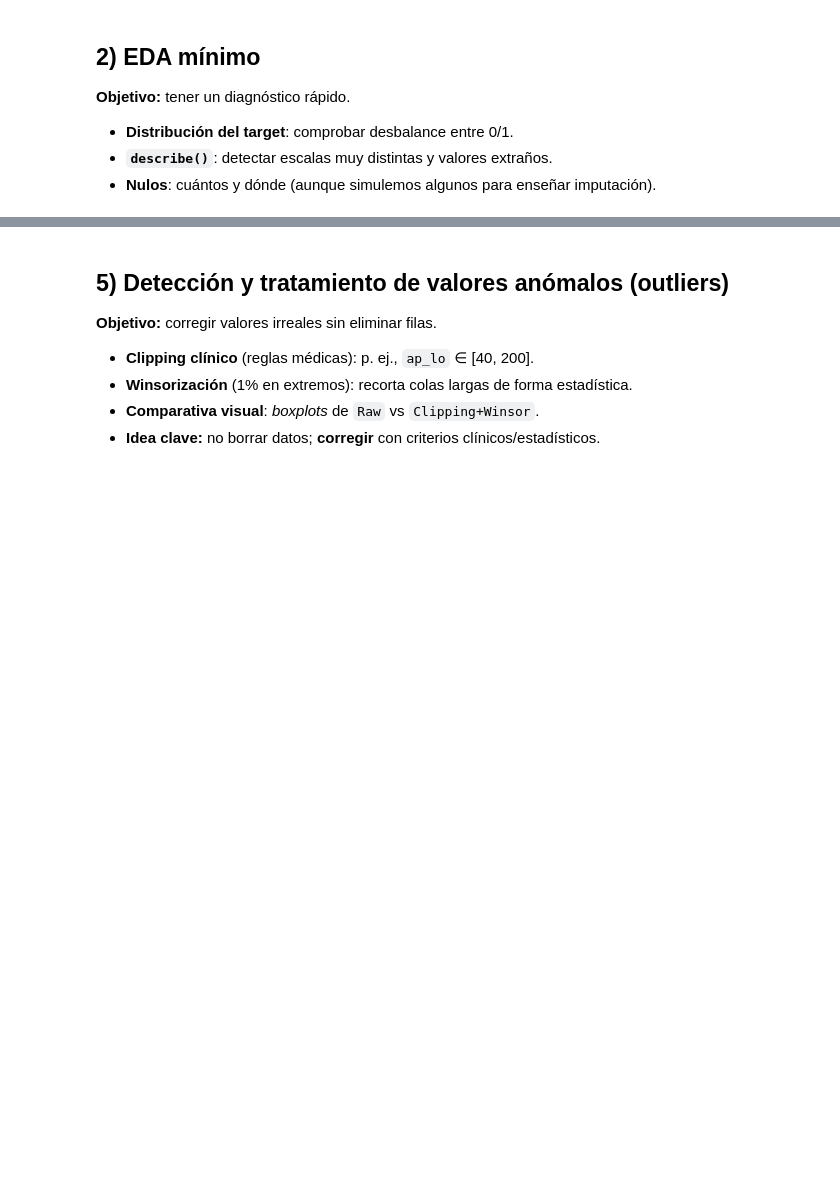
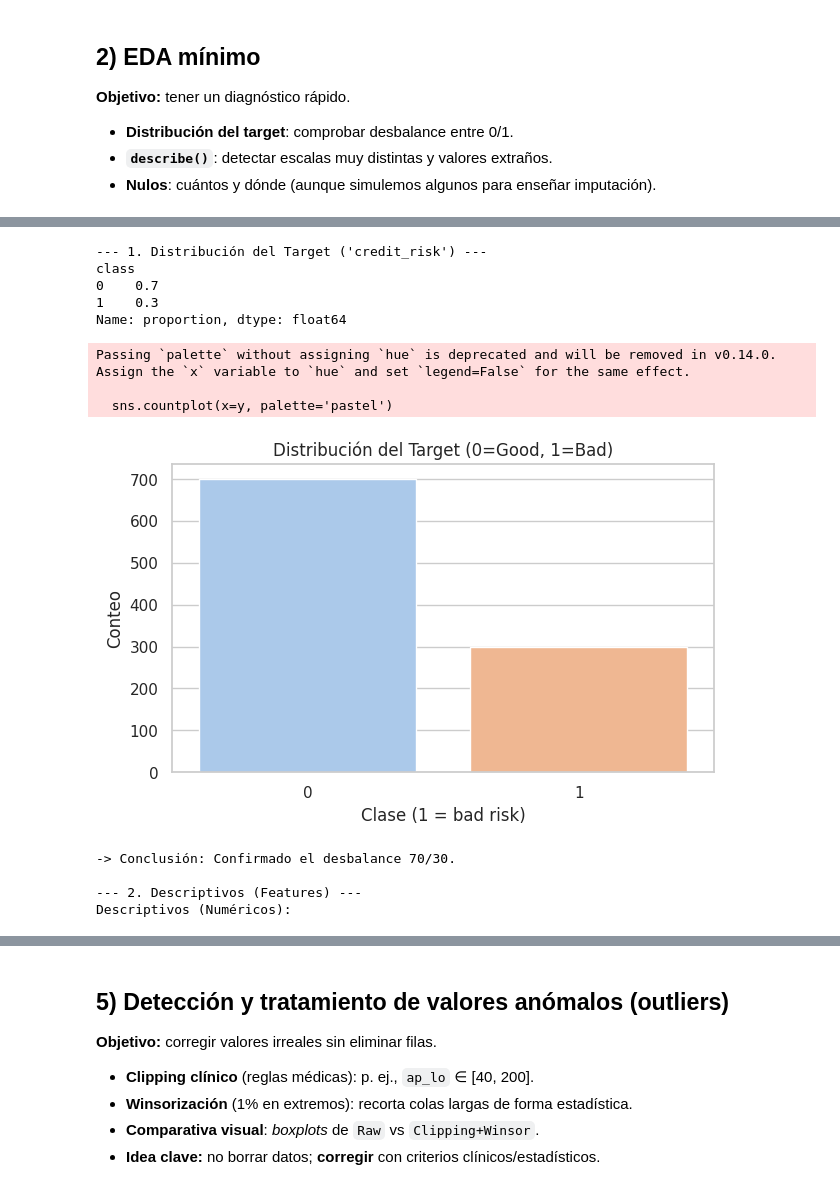
Before and after one commit to Alfonso-Jesus-Garcia-Moya/APRENDIZAJE_SUPERVISADO_2, a Jupyter notebook: PARTE DOS DE ML SUPERVISADO CON NUEVO DATASET.ipynb, the cells around one changed output, grey strips where cells are left out. Drawn from its saved outputs; the diff is of its cells as text; code cells hidden in the pictures; blank space fills up the shorter version.

```diff
--- a/PARTE DOS DE ML SUPERVISADO CON NUEVO DATASET.ipynb
+++ b/PARTE DOS DE ML SUPERVISADO CON NUEVO DATASET.ipynb
@@ -95,0 +171,80 @@ dtype: float64
+# %%
+#################################################################
+# Semana 5 - Paso 3: EDA Mínimo
+#################################################################
+# (Asumimos que 'X', 'y', 'plt', 'sns', 'np' y 'display'
+# existen de las celdas anteriores)
+
+print("--- 1. Distribución del Target ('credit_risk') ---")
+# Objetivo: comprobar desbalance entre 0/1.
+# 'y' ya está codificado (0=good, 1=bad) por el Paso 2.
+print(y.value_counts(normalize=True))
+
+# Visualización
+plt.figure(figsize=(7, 4))
+sns.countplot(x=y, palette='pastel')
+plt.title('Distribución del Target (0=Good, 1=Bad)')
+plt.xlabel('Clase (1 = bad risk)')
+plt.ylabel('Conteo')
+plt.show()
+print("-> Conclusión: Confirmado el desbalance 70/30.")
+
+
+print("\n--- 2. Descriptivos (Features) ---")
+# Objetivo: detectar escalas muy distintas y valores extraños.
+
+# Descriptivos para variables NUMÉRICAS
+print("Descriptivos (Numéricos):")
+numeric_features_eda = X.select_dtypes(include=[np.number]).columns
+display(X[numeric_features_eda].describe().T)
+print("-> Conclusión: Escalas muy distintas (ej. 'credit_amount' vs 'age'). Se requiere Escalado (StandardScaler).")
+
+# Descriptivos para variables CATEGÓRICAS
+print("\nDescriptivos (Categóricos):")
+categorical_features_eda = X.select_dtypes(include=['category']).columns
+display(X[categorical_features_eda].describe().T)
+print("-> Conclusión: Múltiples variables categóricas. Se requiere Codificación (OneHotEncoder).")
+
+
+print("\n--- 3. Nulos (Verificación y Simulación) ---")
+# Objetivo: cuántos y dónde (y simular si no hay).
+nulos_reales = X.isna().sum().sum()
+print(f"Total de valores nulos REALES en X: {nulos_reales}")
+
+# Simulación de Nulos (como pide la tarea)
+if nulos_reales == 0:
+    print("\n--- 3b. Simulando nulos en X (para la tarea) ---")
+
+    # Inyectaremos un 5% de nulos en 'duration' y 'credit_amount'
+    # para justificar el 'SimpleImputer' en el pipeline.
+    cols_to_impute = ['duration', 'credit_amount']
+
+    for col in cols_to_impute:
+        if col in X.columns:
+            # Seleccionamos el 5% de los índices de esa columna
+            mask = X[col].sample(frac=0.05, random_state=42).index
+            # Aplicamos NaN en esos índices
+            X.loc[mask, col] = np.nan
+            print(f"Se inyectaron {len(mask)} nulos simulados en '{col}'.")
+
+    print("\nTotal de nulos en X (después de simulación):")
+    # Mostramos solo las columnas que ahora tienen nulos
+    print(X.isna().sum()[X.isna().sum() > 0])
+else:
+    print("\n--- 3b. El dataset ya contenía nulos reales, no se simularán más. ---")
+
+print("\nEDA Mínimo completado.")
+# %% [output]
+--- 1. Distribución del Target ('credit_risk') ---
+class
+0    0.7
+1    0.3
+Name: proportion, dtype: float64
+Passing `palette` without assigning `hue` is deprecated and will be removed in v0.14.0. Assign the `x` variable to `hue` and set `legend=False` for the same effect.
+
+  sns.countplot(x=y, palette='pastel')
+[figure, added]
+-> Conclusión: Confirmado el desbalance 70/30.
+
+--- 2. Descriptivos (Features) ---
+Descriptivos (Numéricos):
```
Also changed, not shown: parts of 29 cells of this notebook.
